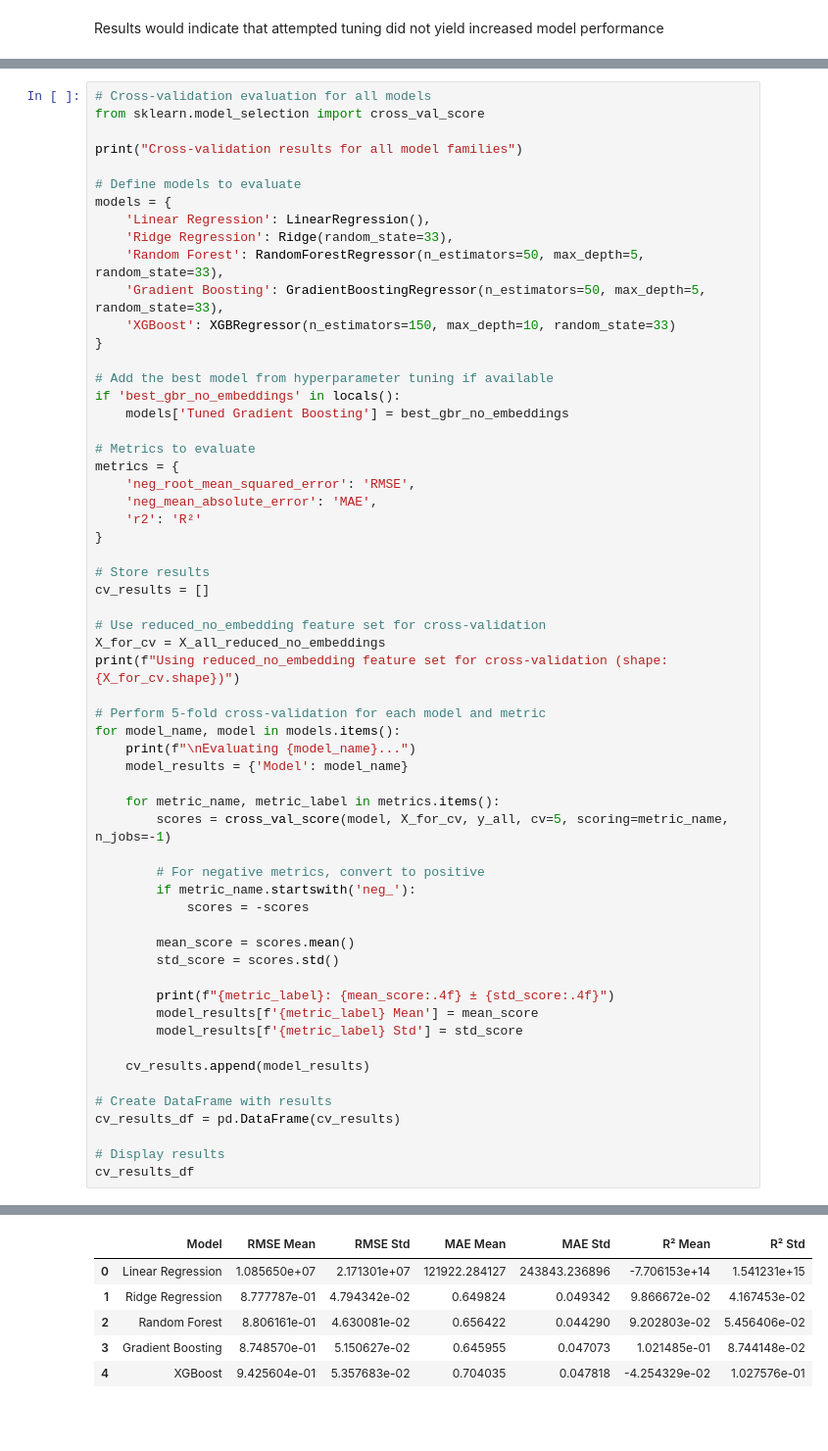
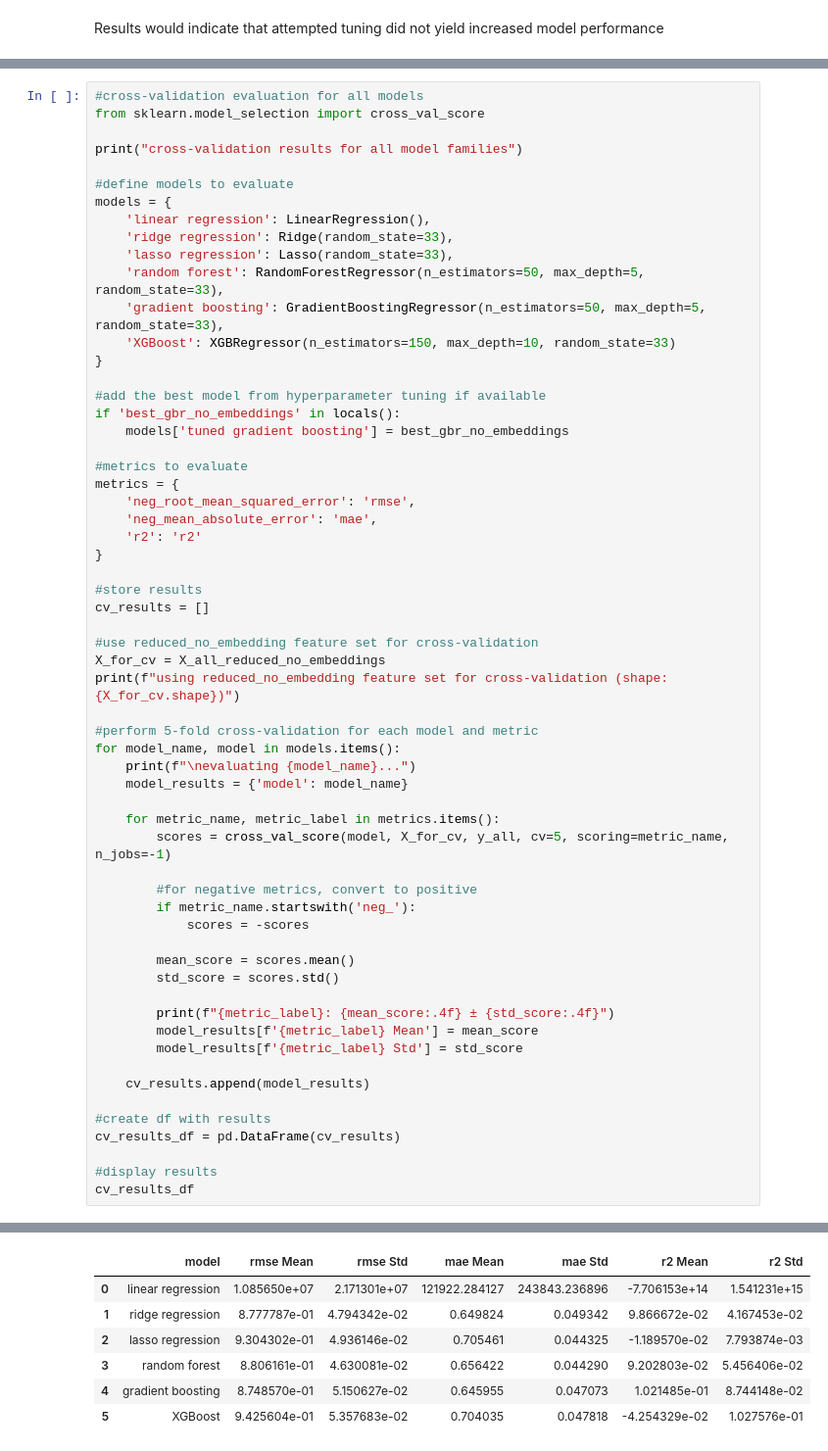
Before and after one commit to cc-roy/siads696-m2-kz-vp-cr, a Jupyter notebook: m2_article_shares.ipynb, the cells around one changed output, grey strips where cells are left out. Shown at 98% size. Cells and saved outputs as stored; diff of their text form; blank space fills up the shorter version.

```diff
--- a/m2_article_shares.ipynb
+++ b/m2_article_shares.ipynb
@@ -1137,45 +1183,46 @@ Results would indicate that attempted tuning did not yield increased model perfo
 # %%
-# Cross-validation evaluation for all models
+#cross-validation evaluation for all models
 from sklearn.model_selection import cross_val_score
 
-print("Cross-validation results for all model families")
+print("cross-validation results for all model families")
 
-# Define models to evaluate
+#define models to evaluate
 models = {
-    'Linear Regression': LinearRegression(),
-    'Ridge Regression': Ridge(random_state=33),
-    'Random Forest': RandomForestRegressor(n_estimators=50, max_depth=5, random_state=33),
-    'Gradient Boosting': GradientBoostingRegressor(n_estimators=50, max_depth=5, random_state=33),
+    'linear regression': LinearRegression(),
+    'ridge regression': Ridge(random_state=33),
+    'lasso regression': Lasso(random_state=33),
+    'random forest': RandomForestRegressor(n_estimators=50, max_depth=5, random_state=33),
+    'gradient boosting': GradientBoostingRegressor(n_estimators=50, max_depth=5, random_state=33),
     'XGBoost': XGBRegressor(n_estimators=150, max_depth=10, random_state=33)
 }
 
-# Add the best model from hyperparameter tuning if available
+#add the best model from hyperparameter tuning if available
 if 'best_gbr_no_embeddings' in locals():
-    models['Tuned Gradient Boosting'] = best_gbr_no_embeddings
+    models['tuned gradient boosting'] = best_gbr_no_embeddings
 
-# Metrics to evaluate
+#metrics to evaluate
 metrics = {
-    'neg_root_mean_squared_error': 'RMSE',
-    'neg_mean_absolute_error': 'MAE',
-    'r2': 'R²'
+    'neg_root_mean_squared_error': 'rmse',
+    'neg_mean_absolute_error': 'mae',
+    'r2': 'r2'
 }
 
-# Store results
+#store results
 cv_results = []
 
-# Use reduced_no_embedding feature set for cross-validation
+#use reduced_no_embedding feature set for cross-validation
 X_for_cv = X_all_reduced_no_embeddings
-print(f"Using reduced_no_embedding feature set for cross-validation (shape: {X_for_cv.shape})")
+print(f"using reduced_no_embedding feature set for cross-validation (shape: {X_for_cv.shape})")
 
-# Perform 5-fold cross-validation for each model and metric
+#perform 5-fold cross-validation for each model and metric
 for model_name, model in models.items():
-    print(f"\nEvaluating {model_name}...")
-    model_results = {'Model': model_name}
+    print(f"\nevaluating {model_name}...")
+    model_results = {'model': model_name}
 
     for metric_name, metric_label in metrics.items():
         scores = cross_val_score(model, X_for_cv, y_all, cv=5, scoring=metric_name, n_jobs=-1)
 
-        # For negative metrics, convert to positive
+        #for negative metrics, convert to positive
         if metric_name.startswith('neg_'):
             scores = -scores
 
@@ -1188,9 +1235,9 @@ for model_name, model in models.items():
 
     cv_results.append(model_results)
 
-# Create DataFrame with results
+#create df with results
 cv_results_df = pd.DataFrame(cv_results)
 
-# Display results
+#display results
 cv_results_df
 # %% [output]
@@ -1214,7 +1261,8 @@ R²: -0.0425 ± 0.1028
-|  | Model | RMSE Mean | RMSE Std | MAE Mean | MAE Std | R² Mean | R² Std |
-| 0 | Linear Regression | 1.085650e+07 | 2.171301e+07 | 121922.284127 | 243843.236896 | -7.706153e+14 | 1.541231e+15 |
-| 1 | Ridge Regression | 8.777787e-01 | 4.794342e-02 | 0.649824 | 0.049342 | 9.866672e-02 | 4.167453e-02 |
-| 2 | Random Forest | 8.806161e-01 | 4.630081e-02 | 0.656422 | 0.044290 | 9.202803e-02 | 5.456406e-02 |
-| 3 | Gradient Boosting | 8.748570e-01 | 5.150627e-02 | 0.645955 | 0.047073 | 1.021485e-01 | 8.744148e-02 |
-| 4 | XGBoost | 9.425604e-01 | 5.357683e-02 | 0.704035 | 0.047818 | -4.254329e-02 | 1.027576e-01 |
+|  | model | rmse Mean | rmse Std | mae Mean | mae Std | r2 Mean | r2 Std |
+| 0 | linear regression | 1.085650e+07 | 2.171301e+07 | 121922.284127 | 243843.236896 | -7.706153e+14 | 1.541231e+15 |
+| 1 | ridge regression | 8.777787e-01 | 4.794342e-02 | 0.649824 | 0.049342 | 9.866672e-02 | 4.167453e-02 |
+| 2 | lasso regression | 9.304302e-01 | 4.936146e-02 | 0.705461 | 0.044325 | -1.189570e-02 | 7.793874e-03 |
+| 3 | random forest | 8.806161e-01 | 4.630081e-02 | 0.656422 | 0.044290 | 9.202803e-02 | 5.456406e-02 |
+| 4 | gradient boosting | 8.748570e-01 | 5.150627e-02 | 0.645955 | 0.047073 | 1.021485e-01 | 8.744148e-02 |
+| 5 | XGBoost | 9.425604e-01 | 5.357683e-02 | 0.704035 | 0.047818 | -4.254329e-02 | 1.027576e-01 |
 # %%
```
Also changed, not shown: parts of 21 cells of this notebook, 5 other files.
